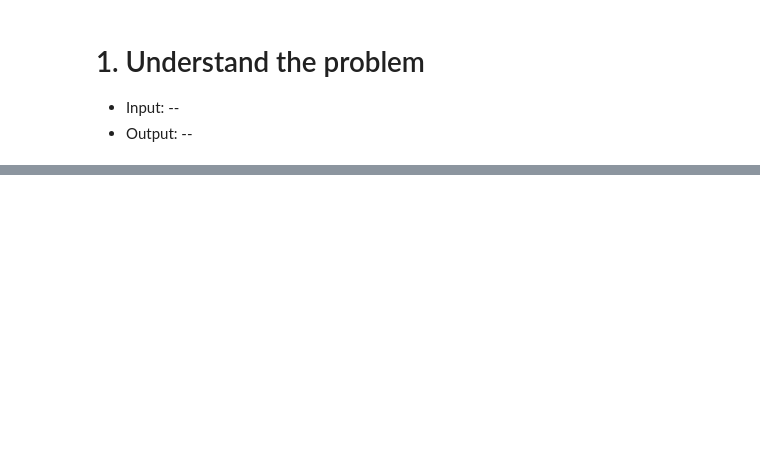
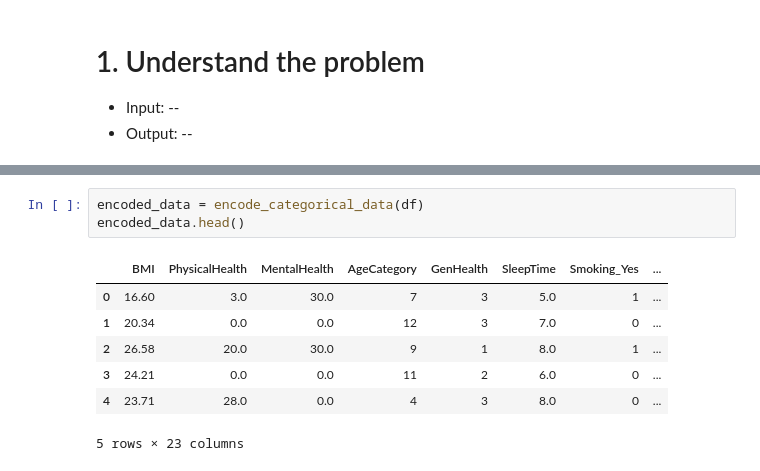
Before and after one commit to SaadBadr/heart-disease-indicators, a Jupyter notebook: preprocessing/preprocessing.ipynb, the cells around one changed output, grey strips where cells are left out. Drawn from its saved outputs; the diff is of its cells as text; blank space fills up the shorter version.

```diff
--- a/preprocessing/preprocessing.ipynb
+++ b/preprocessing/preprocessing.ipynb
@@ -35,0 +159,11 @@ if __name__ == '__main__':
+# %%
+encoded_data = encode_categorical_data(df)
+encoded_data.head()
+# %% [output]
+|  | BMI | PhysicalHealth | MentalHealth | AgeCategory | GenHealth | SleepTime | Smoking_Yes | ... |
+| 0 | 16.60 | 3.0 | 30.0 | 7 | 3 | 5.0 | 1 | ... |
+| 1 | 20.34 | 0.0 | 0.0 | 12 | 3 | 7.0 | 0 | ... |
+| 2 | 26.58 | 20.0 | 30.0 | 9 | 1 | 8.0 | 1 | ... |
+| 3 | 24.21 | 0.0 | 0.0 | 11 | 2 | 6.0 | 0 | ... |
+| 4 | 23.71 | 28.0 | 0.0 | 4 | 3 | 8.0 | 0 | ... |
+5 rows × 23 columns
```
Also changed, not shown: parts of 19 cells of this notebook, 1 other file.
